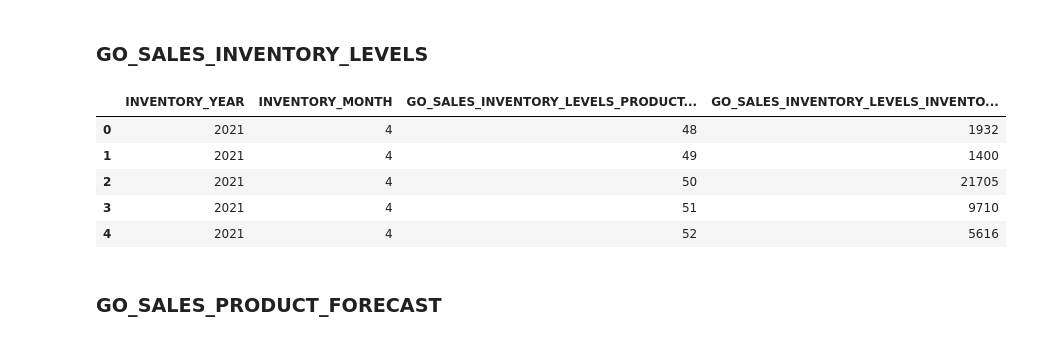
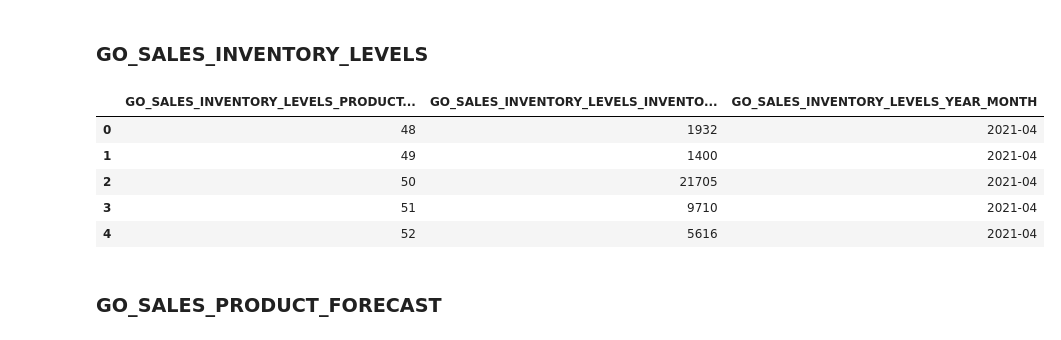
Before and after one commit to Nrojt/SE4-DEDS-Pyhton-opdrachten, a Jupyter notebook: week 4/4.3/Practicum_4.3.ipynb, the cells around one changed output. Drawn from its saved outputs; the diff is of its cells as text; code cells hidden in the pictures.

```diff
--- a/week 4/4.3/Practicum_4.3.ipynb
+++ b/week 4/4.3/Practicum_4.3.ipynb
@@ -354,7 +354,7 @@ returned_item = pd.merge(returned_item, go_sales_order_details, left_on='ORDER_D
 returned_item = returned_item[returned_item_columns]
 
 # renaming the columns
-returned_item = returned_item.rename(columns={'RETURN_CODE': 'RETURNED_ITEM_code', 'RETURN_DATE': 'RETURNED_ITEM_DATE_date', 'RETURN_QUANTITY': 'RETURNED_ITEM_QUANTITY_quantity', 'ORDER_DETAIL_CODE': 'RETURNED_ITEM_ORDER_DETAIL_CODE_detail_code', 'RETURN_REASON_CODE': 'RETURNED_ITEM_RETURN_REASON_code', 'RETURN_DESCRIPTION_EN': 'RETURNED_ITEM_RETURN_REASON_description_en'})
+returned_item = returned_item.rename(columns={'RETURN_CODE': 'RETURNED_ITEM_code', 'RETURN_DATE': 'RETURNED_ITEM_DATE', 'RETURN_QUANTITY': 'RETURNED_ITEM_QUANTITY_quantity', 'ORDER_DETAIL_CODE': 'RETURNED_ITEM_ORDER_DETAIL_CODE_detail_code', 'RETURN_REASON_CODE': 'RETURNED_ITEM_RETURN_REASON_code', 'RETURN_DESCRIPTION_EN': 'RETURNED_ITEM_RETURN_REASON_description_en'})
 
 all_dataframes.append(returned_item)
 
@@ -732,18 +732,27 @@ order_header.head()
 # %% [markdown]
 ### GO_SALES_INVENTORY_LEVELS
 # %%
+# adding a leading 0 to the month if it is a single digit
+go_sales_inventory_levels['INVENTORY_MONTH'] = go_sales_inventory_levels['INVENTORY_MONTH'].astype(str).str.zfill(2)
+
+# combine year and month to one column
+go_sales_inventory_levels['YEAR_MONTH'] = go_sales_inventory_levels['INVENTORY_YEAR'].astype(str) + '-' + go_sales_inventory_levels['INVENTORY_MONTH'].astype(str)
+
+# dropping the original columns
+go_sales_inventory_levels = go_sales_inventory_levels.drop(columns=['INVENTORY_YEAR', 'INVENTORY_MONTH'])
+
 go_sales_inventory_levels = go_sales_inventory_levels.rename(columns={'INVENTORY_COUNT': 'GO_SALES_INVENTORY_LEVELS_INVENTORY_COUNT', 'PRODUCT_NUMBER': 'GO_SALES_INVENTORY_LEVELS_PRODUCT_NUMBER', 'YEAR_MONTH': 'GO_SALES_INVENTORY_LEVELS_YEAR_MONTH'})
 
 all_dataframes.append(go_sales_inventory_levels)
 
 go_sales_inventory_levels.head()
 # %% [output]
-|  | INVENTORY_YEAR | INVENTORY_MONTH | GO_SALES_INVENTORY_LEVELS_PRODUCT... | GO_SALES_INVENTORY_LEVELS_INVENTO... |
-| 0 | 2021 | 4 | 48 | 1932 |
-| 1 | 2021 | 4 | 49 | 1400 |
-| 2 | 2021 | 4 | 50 | 21705 |
-| 3 | 2021 | 4 | 51 | 9710 |
-| 4 | 2021 | 4 | 52 | 5616 |
+|  | GO_SALES_INVENTORY_LEVELS_PRODUCT... | GO_SALES_INVENTORY_LEVELS_INVENTO... | GO_SALES_INVENTORY_LEVELS_YEAR_MONTH |
+| 0 | 48 | 1932 | 2021-04 |
+| 1 | 49 | 1400 | 2021-04 |
+| 2 | 50 | 21705 | 2021-04 |
+| 3 | 51 | 9710 | 2021-04 |
+| 4 | 52 | 5616 | 2021-04 |
 # %% [markdown]
 ### GO_SALES_PRODUCT_FORECAST
 # %%
```
Also changed, not shown: parts of 33 cells of this notebook, 1 other file.
